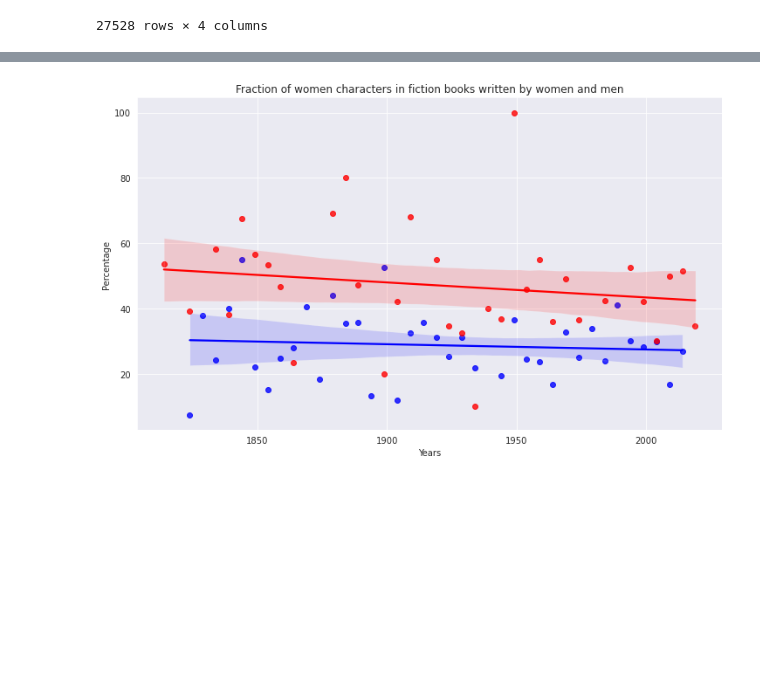
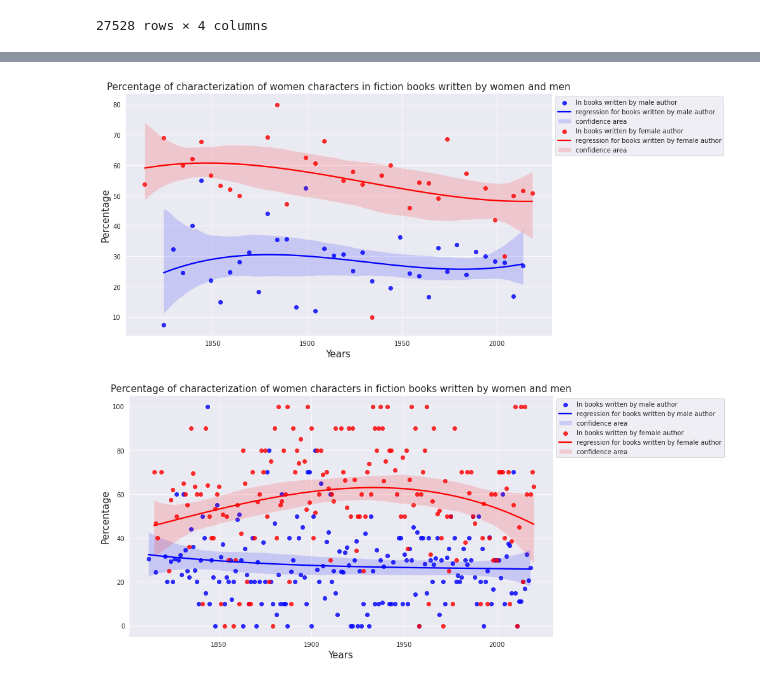
Before and after one commit to crazyjeannot/dhai_intensive_week, a Jupyter notebook: notebooks/05_vizualization.ipynb, the cells around one changed output, grey strips where cells are left out. Cells and saved outputs as stored; diff of their text form; code cells hidden in the pictures; blank space fills up the shorter version.

```diff
--- a/notebooks/05_vizualization.ipynb
+++ b/notebooks/05_vizualization.ipynb
@@ -127,7 +248,7 @@ df_per_corpus_male = df_per_corpus[df_per_corpus['gender_AUTHOR']=='male']
 # %%
 df_per_corpus_female = df_per_corpus[df_per_corpus['gender_AUTHOR']=='female']
 # %%
-list_decades, list_nbmale_decades,  list_nbfemale_decades, list_female_pourcentage = gender_decades(list(df_per_corpus_male.date), list(df_per_corpus_male.gender_PER))
+list_decades, list_female_pourcentage = gender_decades(list(df_per_corpus_male.date), list(df_per_corpus_male.gender_PER))
 # %%
 zipped = list(zip(list_decades, list_female_pourcentage))
 # %%
@@ -171,13 +261,0 @@ plt.show()
-# %%
-sns.set_style('darkgrid')
-sns.set_palette('bright')
-fig, ax = plt.subplots(figsize=(12, 7))
-p1 = sns.regplot(data=df_gender_repartition, x='decades', y='female_rate', ax=ax, color='blue')
-p2 = sns.regplot(data=df_gender_repartition_female, x='decades', y='female_rate', ax=ax, color='red')
-plt.title('Percentage of women characters in fiction books written by women and men')
-plt.xlabel('Years')
-plt.ylabel('Percentage')
-
-plt.show()
-# %% [output]
-[figure, removed]
@@ -183,0 +264,17 @@ plt.show()
+# %%
+df_gender_repartition_female = pd.read_csv(r'results/df_gender_repartition_female.csv')
+# %%
+sns.set_style('darkgrid')
+sns.set_palette('bright')
+fig, ax = plt.subplots(figsize=(12, 7))
+p1 = sns.regplot(data=df_gender_repartition, x='decades', y='female_rate', ax=ax, color='blue', order=3)
+
+p2 = sns.regplot(data=df_gender_repartition_female, x='decades', y='female_rate', ax=ax, color='red', order=3)
+plt.legend(labels=["In books written by male author", "regression for books written by male author", 'confidence area', 'In books written by female author', 'regression for books written by female author', 'confidence area'], loc = 2, bbox_to_anchor = (1,1))
+
+plt.title('Percentage of characterization of women characters in fiction books written by women and men',fontsize=15)
+plt.xlabel('Years', fontsize=15)
+plt.ylabel('Percentage', fontsize=15)
+plt.show()
+# %% [output]
+[figure, added]
@@ -183,0 +310,15 @@ plt.show()
+# %%
+sns.set_style('darkgrid')
+sns.set_palette('bright')
+fig, ax = plt.subplots(figsize=(12, 7))
+p1 = sns.regplot(data=df_gender_repartition_male, x='decades', y='female_rate', ax=ax, color='blue', order=3)
+
+p2 = sns.regplot(data=df_gender_repartition_female, x='decades', y='female_rate', ax=ax, color='red', order=3)
+plt.legend(labels=["In books written by male author", "regression for books written by male author", 'confidence area', 'In books written by female author', 'regression for books written by female author', 'confidence area'], loc = 2, bbox_to_anchor = (1,1))
+
+plt.title('Percentage of characterization of women characters in fiction books written by women and men',fontsize=15)
+plt.xlabel('Years', fontsize=15)
+plt.ylabel('Percentage', fontsize=15)
+plt.show()
+# %% [output]
+[figure, added]
```
Also changed, not shown: parts of 37 cells of this notebook, 2 other files.
